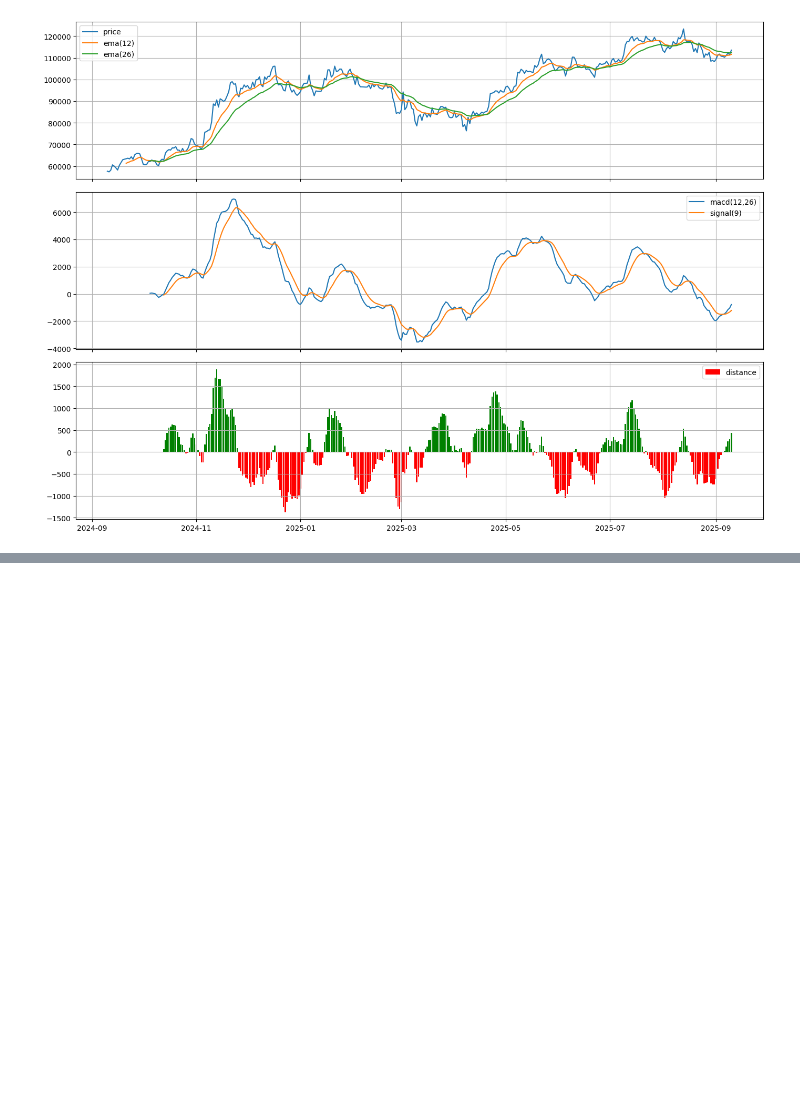
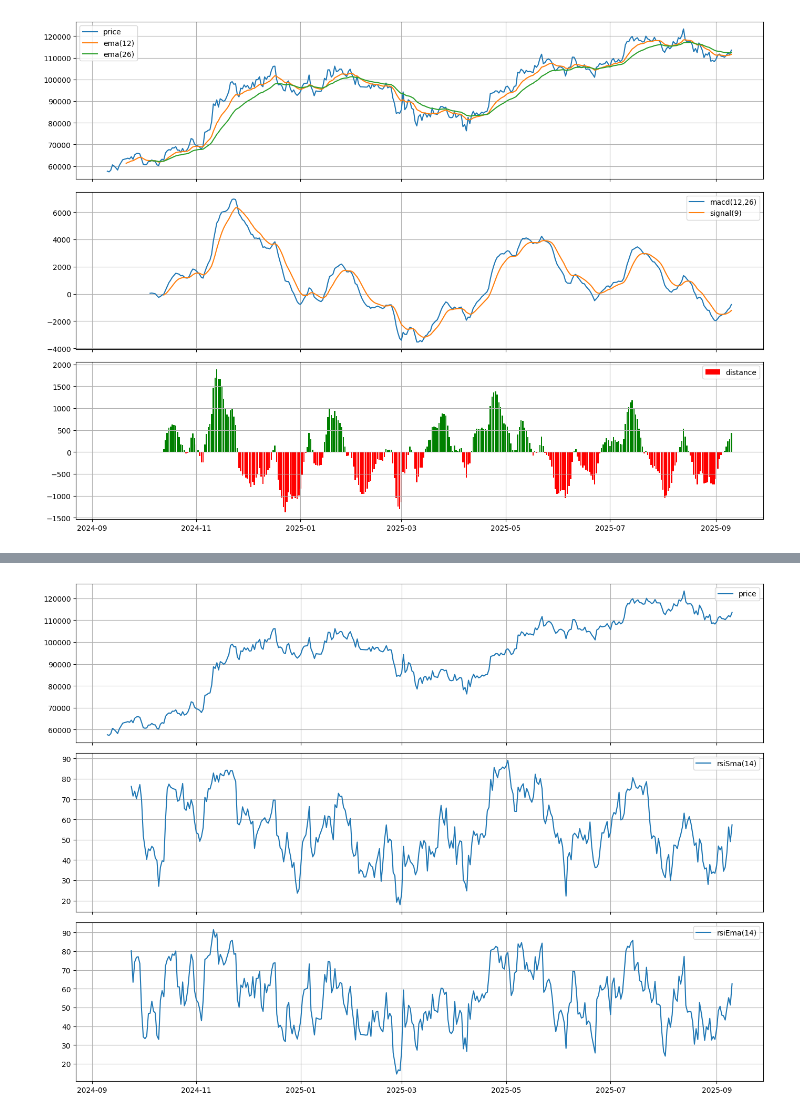
Before and after one commit to pyt3r/springboard-package, a Jupyter notebook: capstone/Feature_Engineering.ipynb, the cells around one changed output, grey strips where cells are left out. Cells and saved outputs as stored; diff of their text form; code cells hidden in the pictures; blank space fills up the shorter version.

```diff
--- a/capstone/Feature_Engineering.ipynb
+++ b/capstone/Feature_Engineering.ipynb
@@ -315,0 +329,7 @@ plt.show()
+# %%
+def stochOscillator(metric, window):
+    low = metric.rolling(window).min()
+    high = metric.rolling(window).max()
+    tmp = metric - low
+    tmp /= high - low
+    return tmp
@@ -315,0 +464,11 @@ plt.show()
+# %%
+price = ohlc['Close']
+
+window = 14
+
+Rsi = pd.DataFrame({
+    'price' : price,
+    f'rsiSma({window})' : rsiSma(price, window),
+    f'rsiEma({window})' : rsiEma(price, window), })
+
+print(Rsi.tail())
@@ -315,0 +483,26 @@ plt.show()
+# %%
+DF = Rsi
+
+fig, (ax1, ax2, ax3) = plt.subplots(3, 1, figsize=(14, 10), sharex=True)
+
+top    = [ c for c in DF.columns if c.startswith('price') ]
+middle = [ c for c in DF.columns if c.startswith('rsiSma') ]
+bottom = [ c for c in DF.columns if c.startswith('rsiEma') ]
+
+for c in top:
+  ax1.plot( DF[c], label=c )
+
+for c in middle:
+  ax2.plot( DF[c], label=c )
+
+for c in bottom:
+  ax3.plot( DF[c], label=c )
+
+for ax in [ax1, ax2, ax3]:
+  ax.legend()
+  ax.grid(True)
+
+plt.tight_layout()
+plt.show()
+# %% [output]
+[figure, added]
```
Also changed, not shown: parts of 20 cells of this notebook.
